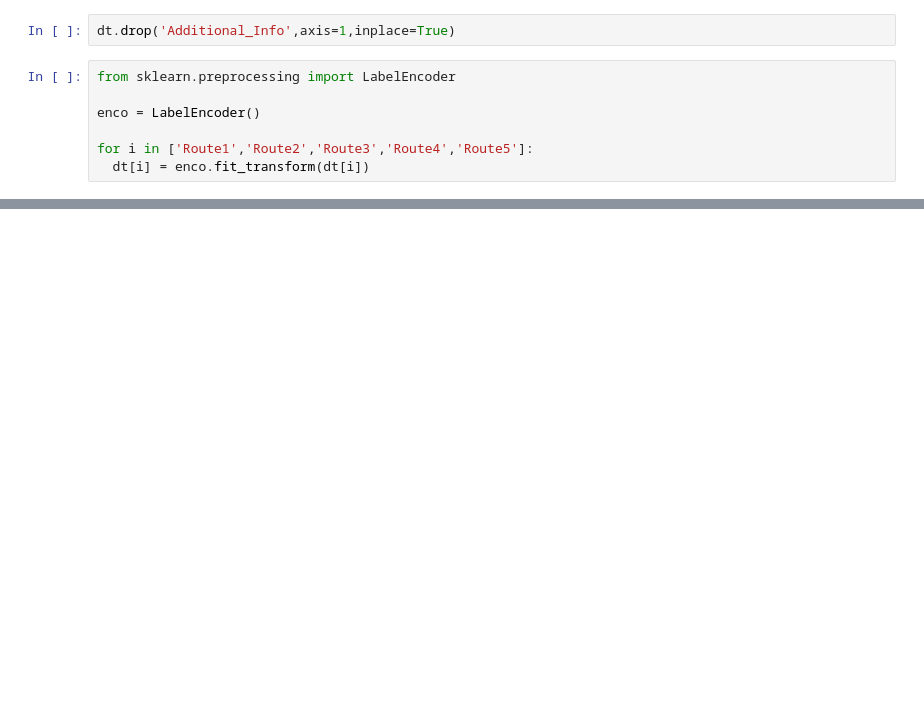
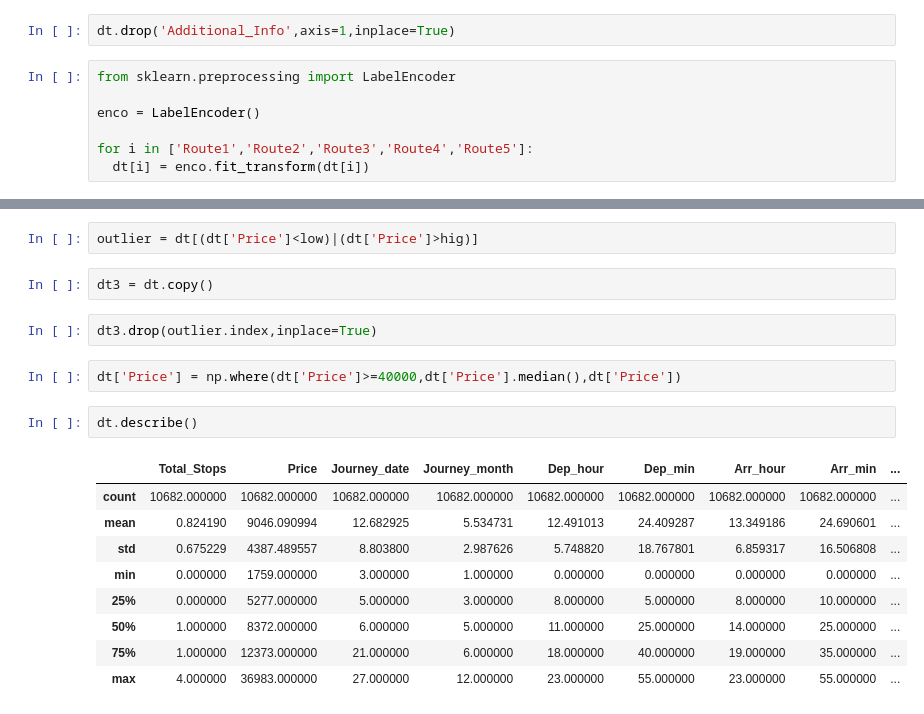
Before and after one commit to joeldsouza2001/ML, a Jupyter notebook: flight_fare_prediction.ipynb, the cells around one changed output, grey strips where cells are left out. Cells and saved outputs as stored; diff of their text form; blank space fills up the shorter version.

```diff
--- a/flight_fare_prediction.ipynb
+++ b/flight_fare_prediction.ipynb
@@ -482,0 +533,20 @@ for i in ['Route1','Route2','Route3','Route4','Route5']:
+# %%
+outlier = dt[(dt['Price']<low)|(dt['Price']>hig)]
+# %%
+dt3 = dt.copy()
+# %%
+dt3.drop(outlier.index,inplace=True)
+# %%
+dt['Price'] = np.where(dt['Price']>=40000,dt['Price'].median(),dt['Price'])
+# %%
+dt.describe()
+# %% [output]
+|  | Total_Stops | Price | Journey_date | Journey_month | Dep_hour | Dep_min | Arr_hour | Arr_min | ... |
+| count | 10682.000000 | 10682.000000 | 10682.000000 | 10682.000000 | 10682.000000 | 10682.000000 | 10682.000000 | 10682.000000 | ... |
+| mean | 0.824190 | 9046.090994 | 12.682925 | 5.534731 | 12.491013 | 24.409287 | 13.349186 | 24.690601 | ... |
+| std | 0.675229 | 4387.489557 | 8.803800 | 2.987626 | 5.748820 | 18.767801 | 6.859317 | 16.506808 | ... |
+| min | 0.000000 | 1759.000000 | 3.000000 | 1.000000 | 0.000000 | 0.000000 | 0.000000 | 0.000000 | ... |
+| 25% | 0.000000 | 5277.000000 | 5.000000 | 3.000000 | 8.000000 | 5.000000 | 8.000000 | 10.000000 | ... |
+| 50% | 1.000000 | 8372.000000 | 6.000000 | 5.000000 | 11.000000 | 25.000000 | 14.000000 | 25.000000 | ... |
+| 75% | 1.000000 | 12373.000000 | 21.000000 | 6.000000 | 18.000000 | 40.000000 | 19.000000 | 35.000000 | ... |
+| max | 4.000000 | 36983.000000 | 27.000000 | 12.000000 | 23.000000 | 55.000000 | 23.000000 | 55.000000 | ... |
```
Also changed, not shown: parts of 22 cells of this notebook.
